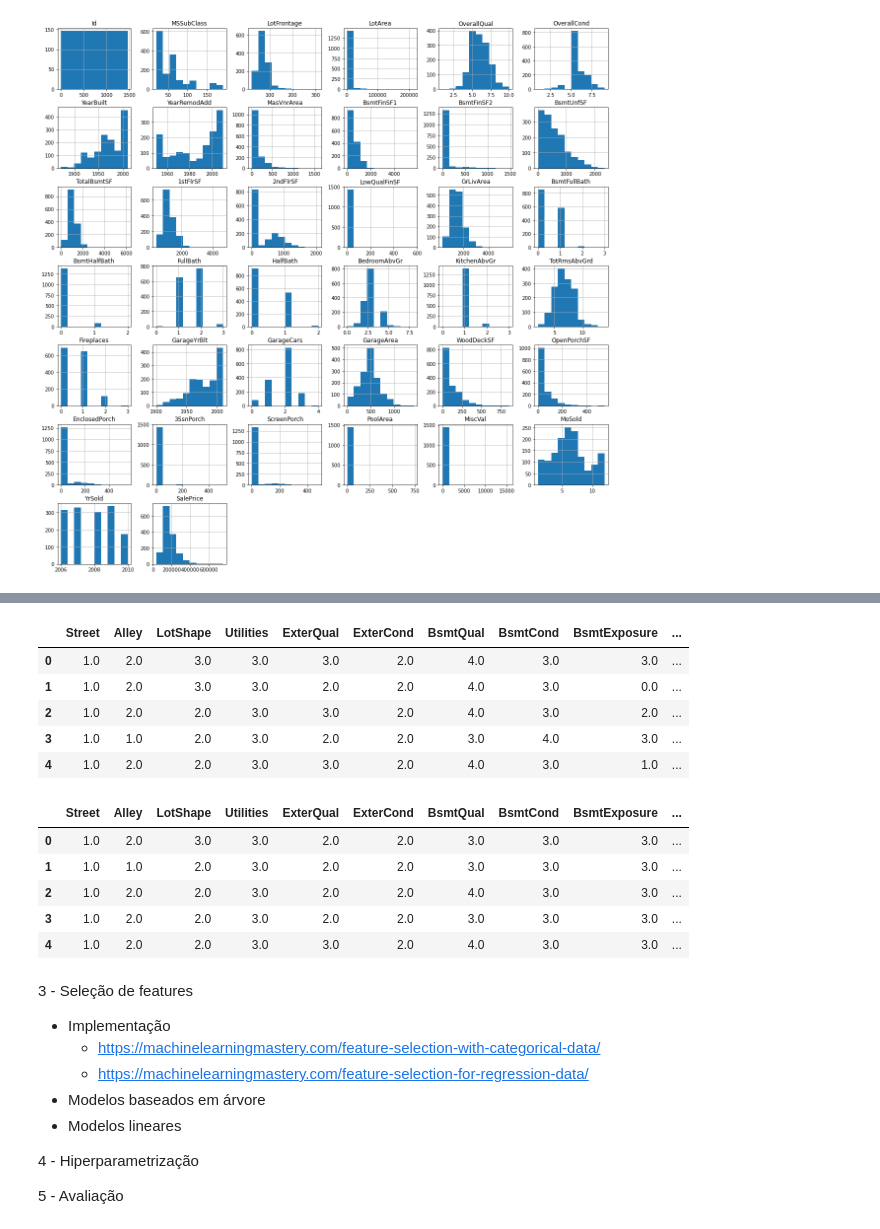
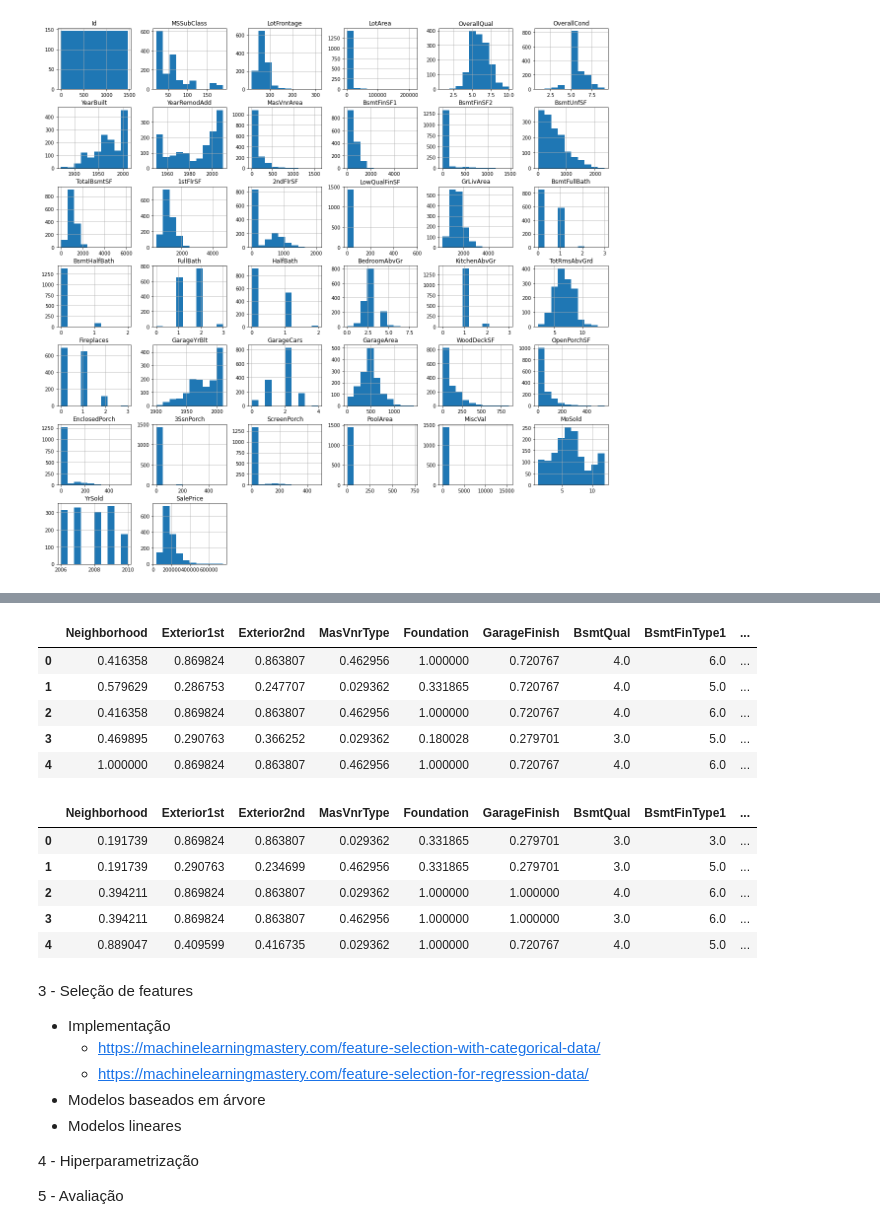
Before and after one commit to Vinicius-Luiz/machine_learning_regression_house_prices, a Jupyter notebook: house-prices-vlsf2.ipynb, the cells around one changed output, grey strips where cells are left out. Cells and saved outputs as stored; diff of their text form; code cells hidden in the pictures.

```diff
--- a/house-prices-vlsf2.ipynb
+++ b/house-prices-vlsf2.ipynb
@@ -287,24 +303,34 @@ nominal_columns = ['MSZoning', 'LandContour', 'LotConfig', 'LandSlope', 'Neighbo
 numerical_columns = list(feat_num)
 numerical_columns.remove('Id')
 numerical_columns.remove('SalePrice')
+
+numerical_columns = not_removed_columns(numerical_columns)
 # %%
-ordinal_transformer   = Pipeline(steps = [('ord', OrdinalEncoder(categories = ordinal_columns_categories, handle_unknown = 'use_encoded_value', unknown_value  = np.nan))])
+ordinal_transformer   = Pipeline(steps = [('ord', OrdinalEncoder(categories = ordinal_columns_categories,
+                                                                 handle_unknown = 'use_encoded_value', unknown_value  = np.nan))])
 nominal_transformer   = Pipeline(steps = [('glmm', GLMMEncoder())])
 numerical_transformer = Pipeline(steps = [('minmax', MinMaxScaler())])
 imputer_transformer   = Pipeline(steps = [('imputer', KNNImputer(n_neighbors = 1))])
 # %%
+# Transform all columns
 transformer = ColumnTransformer(transformers = [
       ('ord', ordinal_transformer, ordinal_columns)
     , ('nom', nominal_transformer, nominal_columns)
     , ('num', numerical_transformer, numerical_columns)
-], verbose = True, remainder =  'passthrough')
+], verbose = True)
 
+# NaN Imputer
 imputer = ColumnTransformer(transformers = [
     ('impt', imputer_transformer, list(range(len(ordinal_columns + numerical_columns + nominal_columns))) )
 ], verbose = True)
+
+# Normalizing the nominal categorical attributes, they obtained values with high scale
+transformer2 = ColumnTransformer(transformers = [
+    ('nom-minmax', numerical_transformer, [i for i in range(len(ordinal_columns), len(ordinal_columns)+len(nominal_columns))])
+], verbose = True, remainder = 'passthrough')
 # %%
 preprocessor = Pipeline(
-    steps = [('transformer', transformer), ('imputer', imputer)]
+    steps = [('transformer', transformer), ('imputer', imputer), ('transformer2', transformer2)]
 )
 # %%
 X_train = preprocessor.fit_transform(X_train, y_train)
@@ -317,23 +345,23 @@ X_test  = preprocessor.transform(X_test)
 # %%
-X_train = pd.DataFrame(X_train, columns = ordinal_columns + nominal_columns + numerical_columns)
+X_train = pd.DataFrame(X_train, columns = nominal_columns + ordinal_columns + numerical_columns)
 X_train.head()
 # %% [output]
-|  | Street | Alley | LotShape | Utilities | ExterQual | ExterCond | BsmtQual | BsmtCond | BsmtExposure | ... |
-| 0 | 1.0 | 2.0 | 3.0 | 3.0 | 3.0 | 2.0 | 4.0 | 3.0 | 3.0 | ... |
-| 1 | 1.0 | 2.0 | 3.0 | 3.0 | 2.0 | 2.0 | 4.0 | 3.0 | 0.0 | ... |
-| 2 | 1.0 | 2.0 | 2.0 | 3.0 | 3.0 | 2.0 | 4.0 | 3.0 | 2.0 | ... |
-| 3 | 1.0 | 1.0 | 2.0 | 3.0 | 2.0 | 2.0 | 3.0 | 4.0 | 3.0 | ... |
-| 4 | 1.0 | 2.0 | 2.0 | 3.0 | 3.0 | 2.0 | 4.0 | 3.0 | 1.0 | ... |
+|  | Neighborhood | Exterior1st | Exterior2nd | MasVnrType | Foundation | GarageFinish | BsmtQual | BsmtFinType1 | ... |
+| 0 | 0.416358 | 0.869824 | 0.863807 | 0.462956 | 1.000000 | 0.720767 | 4.0 | 6.0 | ... |
+| 1 | 0.579629 | 0.286753 | 0.247707 | 0.029362 | 0.331865 | 0.720767 | 4.0 | 5.0 | ... |
+| 2 | 0.416358 | 0.869824 | 0.863807 | 0.462956 | 1.000000 | 0.720767 | 4.0 | 6.0 | ... |
+| 3 | 0.469895 | 0.290763 | 0.366252 | 0.029362 | 0.180028 | 0.279701 | 3.0 | 5.0 | ... |
+| 4 | 1.000000 | 0.869824 | 0.863807 | 0.462956 | 1.000000 | 0.720767 | 4.0 | 6.0 | ... |
 # %%
-X_test = pd.DataFrame(X_test, columns = ordinal_columns + nominal_columns + numerical_columns)
+X_test = pd.DataFrame(X_test, columns = nominal_columns + ordinal_columns + numerical_columns)
 X_test.head()
 # %% [output]
-|  | Street | Alley | LotShape | Utilities | ExterQual | ExterCond | BsmtQual | BsmtCond | BsmtExposure | ... |
-| 0 | 1.0 | 2.0 | 3.0 | 3.0 | 2.0 | 2.0 | 3.0 | 3.0 | 3.0 | ... |
-| 1 | 1.0 | 1.0 | 2.0 | 3.0 | 2.0 | 2.0 | 3.0 | 3.0 | 3.0 | ... |
-| 2 | 1.0 | 2.0 | 2.0 | 3.0 | 2.0 | 2.0 | 4.0 | 3.0 | 3.0 | ... |
-| 3 | 1.0 | 2.0 | 2.0 | 3.0 | 2.0 | 2.0 | 3.0 | 3.0 | 3.0 | ... |
-| 4 | 1.0 | 2.0 | 2.0 | 3.0 | 3.0 | 2.0 | 4.0 | 3.0 | 3.0 | ... |
+|  | Neighborhood | Exterior1st | Exterior2nd | MasVnrType | Foundation | GarageFinish | BsmtQual | BsmtFinType1 | ... |
+| 0 | 0.191739 | 0.869824 | 0.863807 | 0.029362 | 0.331865 | 0.279701 | 3.0 | 3.0 | ... |
+| 1 | 0.191739 | 0.290763 | 0.234699 | 0.462956 | 0.331865 | 0.279701 | 3.0 | 5.0 | ... |
+| 2 | 0.394211 | 0.869824 | 0.863807 | 0.029362 | 1.000000 | 1.000000 | 4.0 | 6.0 | ... |
+| 3 | 0.394211 | 0.869824 | 0.863807 | 0.462956 | 1.000000 | 1.000000 | 3.0 | 6.0 | ... |
+| 4 | 0.889047 | 0.409599 | 0.416735 | 0.029362 | 1.000000 | 0.720767 | 4.0 | 5.0 | ... |
 # %% [markdown]
 3 - Seleção de features
 - Implementação
```
Also changed, not shown: parts of 8 cells of this notebook.
